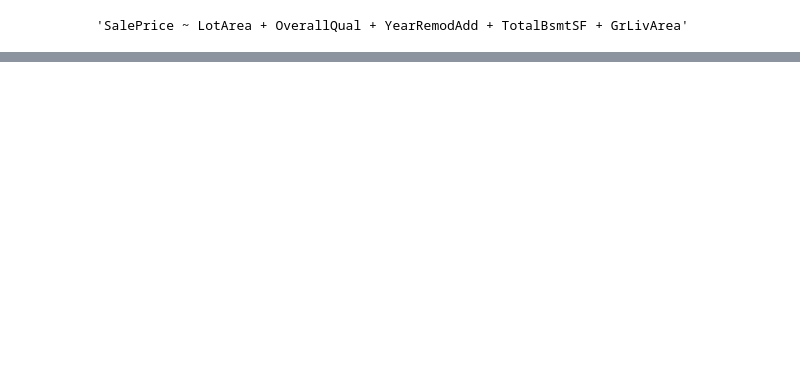
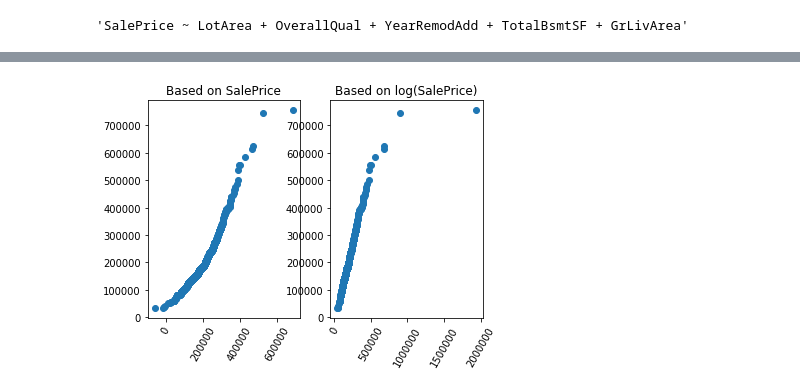
Before and after one commit to jamielynethorpe/Group-6-Project-1, a Jupyter notebook: Testing_CMH/Project1_rough_draft.ipynb, the cells around one changed output, grey strips where cells are left out. Cells and saved outputs as stored; diff of their text form; code cells hidden in the pictures; blank space fills up the shorter version.

```diff
--- a/Testing_CMH/Project1_rough_draft.ipynb
+++ b/Testing_CMH/Project1_rough_draft.ipynb
@@ -336,0 +410,12 @@ GrLivArea        0.0002      1e-05     24.038      0.000       0.000       0.000
+# %%
+plt.subplot(1,2,1)
+plt.scatter(np.sort(data["Pred1"]),np.sort(data["SalePrice"]))
+plt.title("Based on SalePrice")
+plt.xticks(rotation = 60)
+plt.subplot(1,2,2)
+plt.scatter(np.sort(data["Pred2"]),np.sort(data["SalePrice"]))
+plt.title("Based on log(SalePrice)")
+plt.xticks(rotation = 60)
+plt.show()
+# %% [output]
+[figure, added]
```
Also changed, not shown: parts of 11 cells of this notebook.
